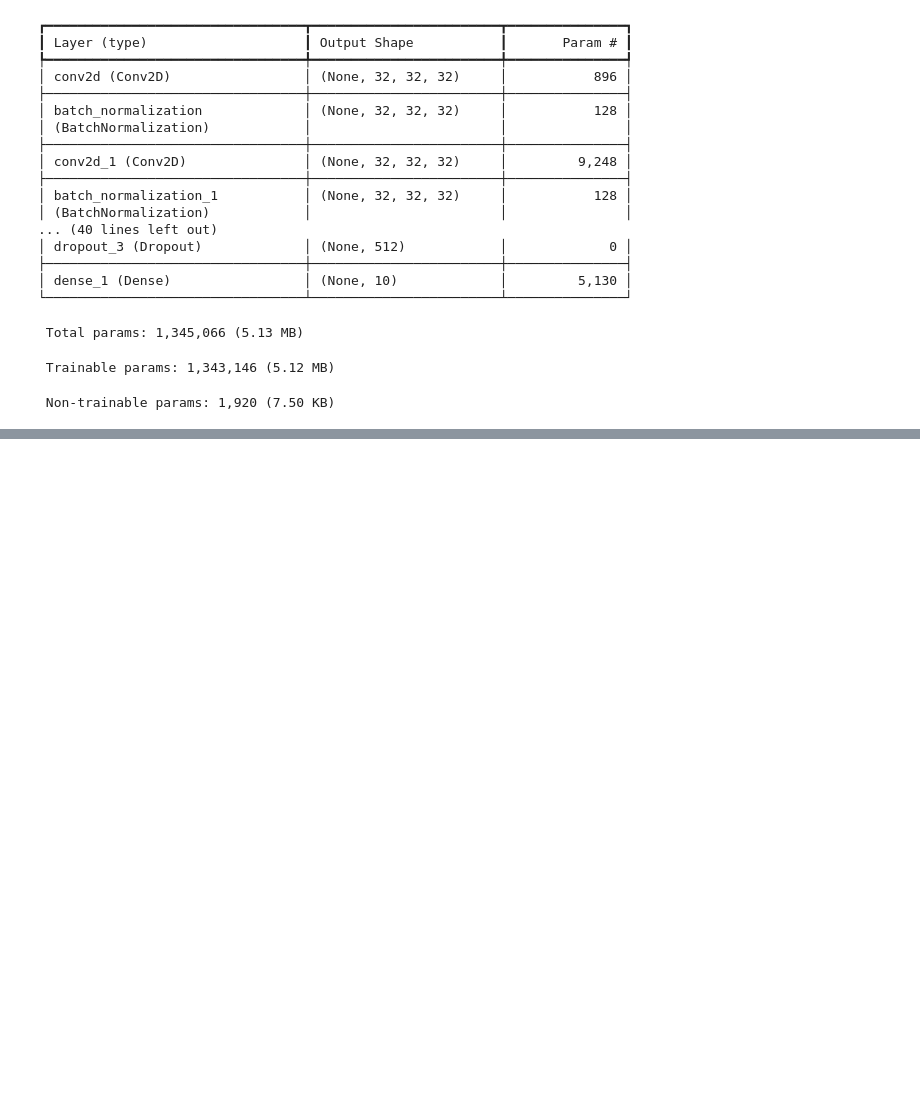
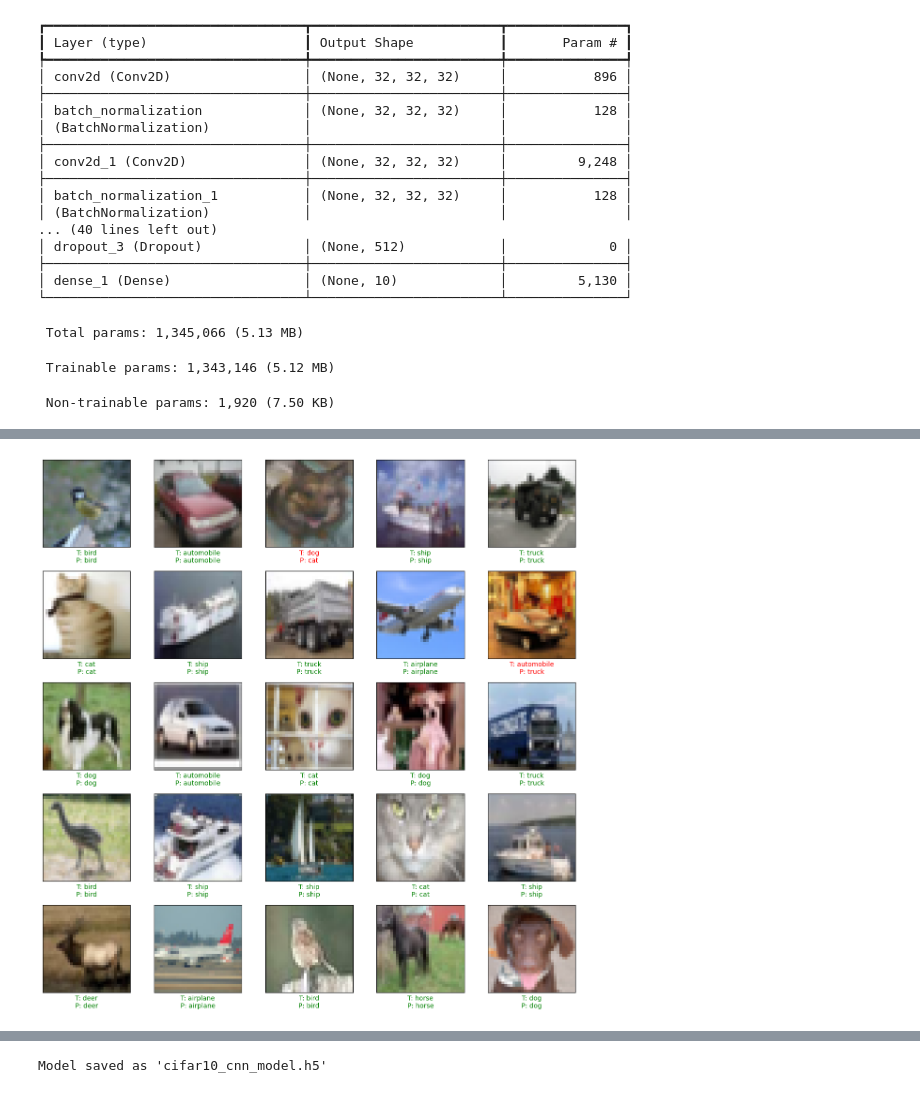
Before and after one commit to zahi158/Image-Classification-with-CNN, a Jupyter notebook: first_model.ipynb, the cells around one changed output, grey strips where cells are left out. Cells and saved outputs as stored; diff of their text form; code cells hidden in the pictures; blank space fills up the shorter version.

```diff
--- a/first_model.ipynb
+++ b/first_model.ipynb
@@ -226,0 +351,15 @@ KeyboardInterrupt:
+# %%
+# Get a subset of test data
+sample_indices = np.random.choice(len(X_test), 25, replace=False)
+visualize_predictions(
+    X_test[sample_indices],
+    y_true_classes[sample_indices],
+    y_pred_classes[sample_indices],
+    label_names
+)
+
+# Save the trained model
+model.save('cifar10_cnn_model.h5')
+print("Model saved as 'cifar10_cnn_model.h5'")
+# %% [output]
+[figure, added]
@@ -226,0 +367 @@ KeyboardInterrupt:
+Model saved as 'cifar10_cnn_model.h5'
```
Also changed, not shown: parts of 7 cells of this notebook.
